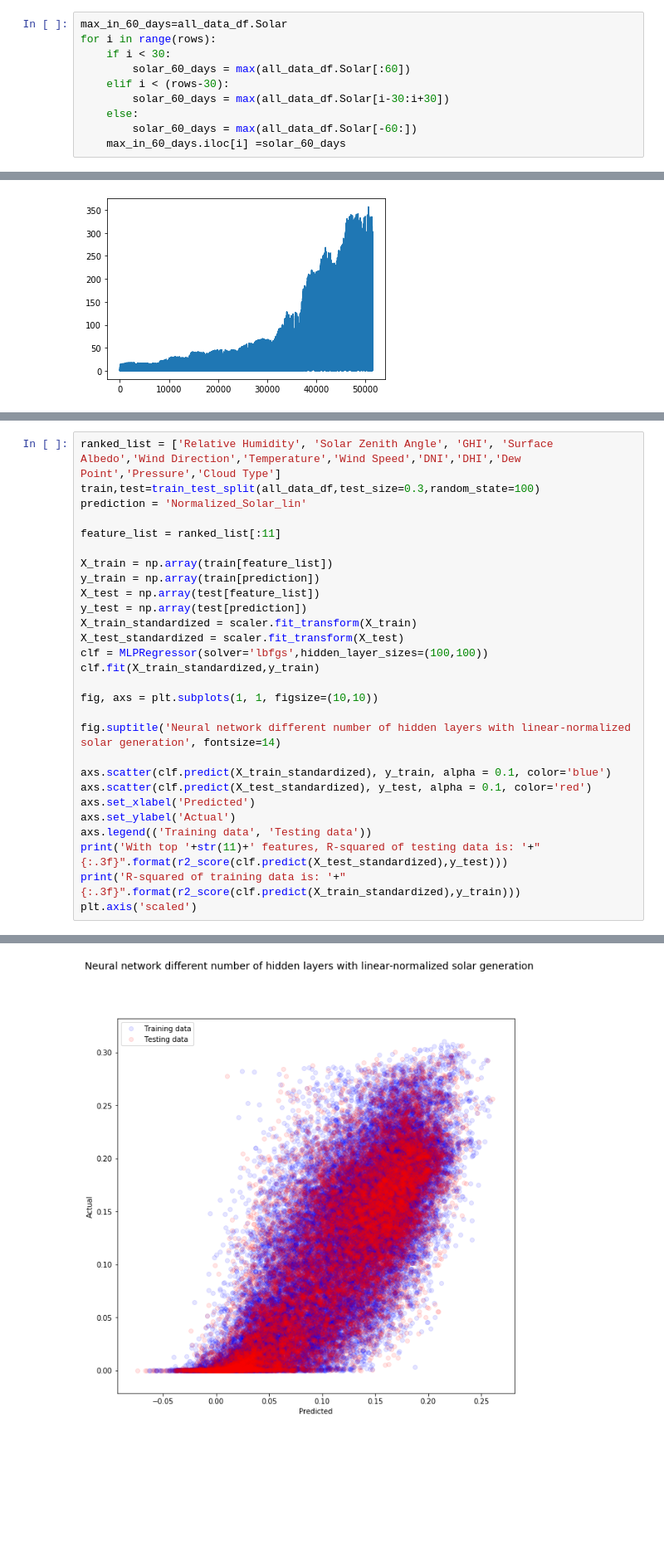
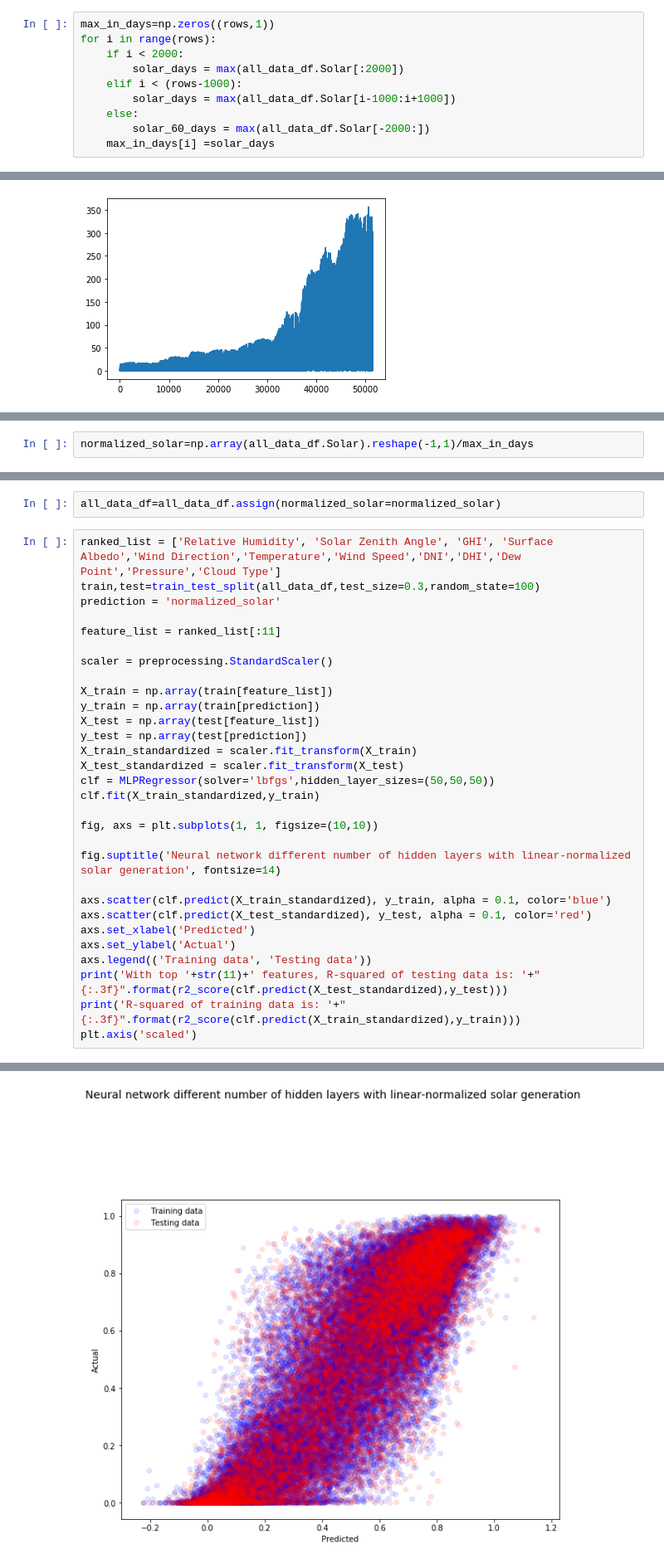
Before and after one commit to UW-EnergyForecaster/EnergyForecasters, a Jupyter notebook: examples/model_development_3.ipynb, the cells around one changed output, grey strips where cells are left out. Shown at 83% size. Cells and saved outputs as stored; diff of their text form; blank space fills up the shorter version.

```diff
--- a/examples/model_development_3.ipynb
+++ b/examples/model_development_3.ipynb
@@ -61,13 +61,13 @@ Index(['DHI', 'DNI', 'GHI', 'Clearsky DHI', 'Clearsky DNI', 'Clearsky GHI',
 # %%
 rows,columns=all_data_df.shape
 # %%
-max_in_60_days=all_data_df.Solar
+max_in_days=np.zeros((rows,1))
 for i in range(rows):
-    if i < 30:
-        solar_60_days = max(all_data_df.Solar[:60])
-    elif i < (rows-30):
-        solar_60_days = max(all_data_df.Solar[i-30:i+30])
+    if i < 2000:
+        solar_days = max(all_data_df.Solar[:2000])
+    elif i < (rows-1000):
+        solar_days = max(all_data_df.Solar[i-1000:i+1000])
     else:
-        solar_60_days = max(all_data_df.Solar[-60:])
-    max_in_60_days.iloc[i] =solar_60_days
+        solar_60_days = max(all_data_df.Solar[-2000:])
+    max_in_days[i] =solar_days
 # %%
@@ -91,0 +83,2 @@ a.iloc[0]
+# %%
+normalized_solar=np.array(all_data_df.Solar).reshape(-1,1)/max_in_days
@@ -92,9 +90,13 @@ a.iloc[0]
+# %%
+all_data_df=all_data_df.assign(normalized_solar=normalized_solar)
 # %%
 ranked_list = ['Relative Humidity', 'Solar Zenith Angle', 'GHI', 'Surface Albedo','Wind Direction','Temperature','Wind Speed','DNI','DHI','Dew Point','Pressure','Cloud Type']
 train,test=train_test_split(all_data_df,test_size=0.3,random_state=100)
-prediction = 'Normalized_Solar_lin'
+prediction = 'normalized_solar'
 
 feature_list = ranked_list[:11]
+
+scaler = preprocessing.StandardScaler()
 
 X_train = np.array(train[feature_list])
 y_train = np.array(train[prediction])
@@ -102,7 +104,7 @@ X_test = np.array(test[feature_list])
 y_test = np.array(test[prediction])
 X_train_standardized = scaler.fit_transform(X_train)
 X_test_standardized = scaler.fit_transform(X_test)
-clf = MLPRegressor(solver='lbfgs',hidden_layer_sizes=(100,100))
+clf = MLPRegressor(solver='lbfgs',hidden_layer_sizes=(50,50,50))
 clf.fit(X_train_standardized,y_train)
 
 fig, axs = plt.subplots(1, 1, figsize=(10,10))
@@ -127 +134 @@ R-squared of training data is: 0.351
-[figure, old version]
+[figure, new version]
```
Also changed, not shown: parts of 5 cells of this notebook, 1 other file.
